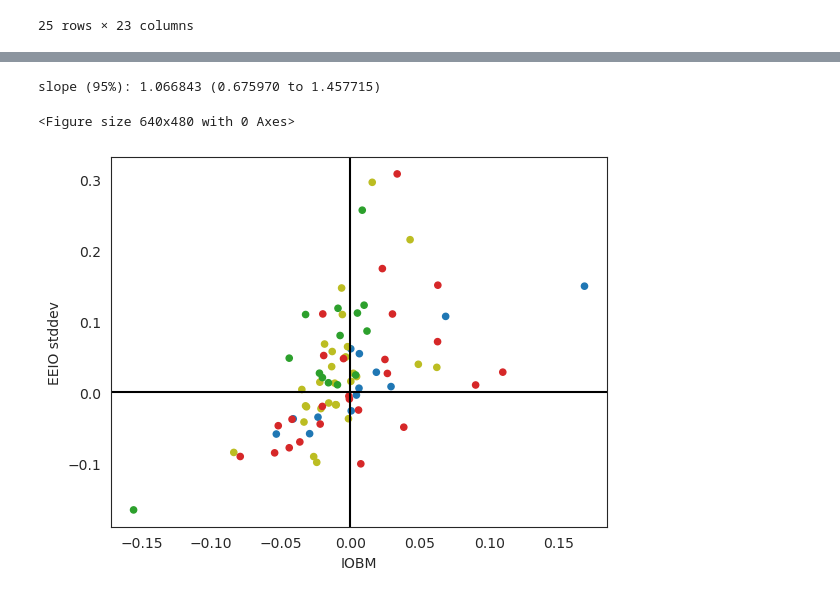
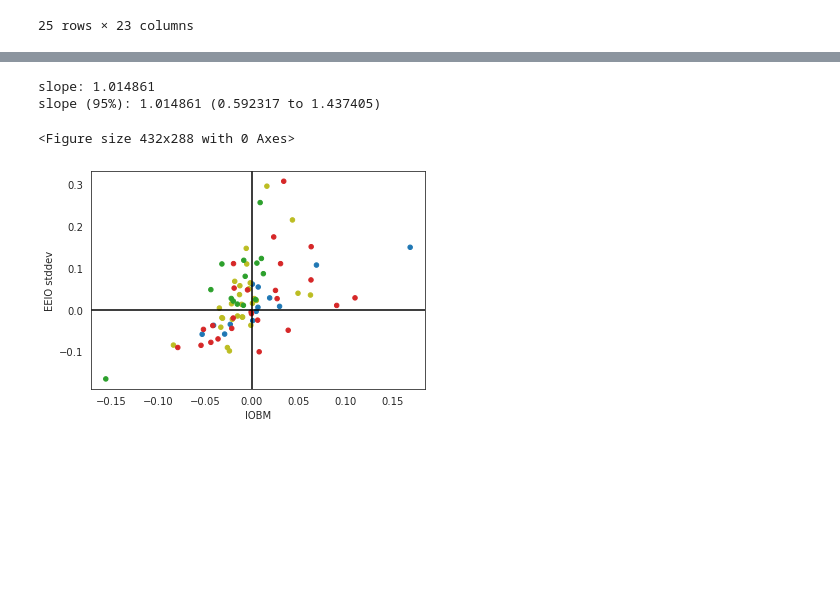
Before and after one commit to pmip4/IndianOceanVariability, a Jupyter notebook: scatterplots.ipynb, the cells around one changed output, grey strips where cells are left out. Drawn from its saved outputs; the diff is of its cells as text; code cells hidden in the pictures; blank space fills up the shorter version.

```diff
--- a/scatterplots.ipynb
+++ b/scatterplots.ipynb
@@ -348,17 +385,24 @@ slope (95%): 0.287993 (0.124829 to 0.451158)
-# %%
-fig = plt.figure()
-fig=all_diffs.plot.scatter(x='IOBM',y='EEIO stddev',c='color').get_figure()
-plt.axhline(0,color='black')
-plt.axvline(0,color='black')
-res = stats.linregress(all_diffs['IOBM'],all_diffs['EEIO stddev'])
-tinv = lambda p, df: abs(stats.t.ppf(p/2, df))
-ts = tinv(0.05, len(all_diffs['DMI mean'])-2)
-print(f"slope (95%): {res.slope:.6f} ({res.slope-ts*res.stderr:.6f} to {res.slope+ts*res.stderr:.6f})")
-fig.savefig('plots/eeio_iobm.pdf')
-# %% [output]
-slope (95%): 1.066843 (0.675970 to 1.457715)
-<Figure size 640x480 with 0 Axes>
-[figure, removed]
+# %%
+fig = plt.figure()
+fig=all_diffs.plot.scatter(x='IOBM',y='EEIO stddev',c='color').get_figure()
+plt.axhline(0,color='black')
+plt.axvline(0,color='black')
+fig.savefig('plots/eeio_iobm.pdf')
+
+#Compute a regression slope - force it to pass through 0.
+res = linear_regression(all_diffs['IOBM'],all_diffs['EEIO stddev'],proportional=True)
+est_y=res.slope*all_diffs['IOBM']
+resid=est_y-all_diffs['EEIO stddev']
+stderr=np.sqrt(np.sum(resid**2)/((len(all_diffs['IOBM'])-1)*(np.sum(all_diffs['IOBM']**2))))
+tinv = lambda p, df: abs(stats.t.ppf(p/2, df))
+ts = tinv(0.05, len(all_diffs['IOBM'])-2)
+print(f"slope: {res.slope:.6f}")
+print(f"slope (95%): {res.slope:.6f} ({res.slope-ts*stderr:.6f} to {res.slope+ts*stderr:.6f})")
+# %% [output]
+slope: 1.014861
+slope (95%): 1.014861 (0.592317 to 1.437405)
+<Figure size 432x288 with 0 Axes>
+[figure, added]
 # %%
 fig = plt.figure()
 fig=all_diffs.plot.scatter(x='DMI stddev',y='r(iod.eeio)',c='color').get_figure()
```
Also changed, not shown: parts of 16 cells of this notebook, 2 other files.
